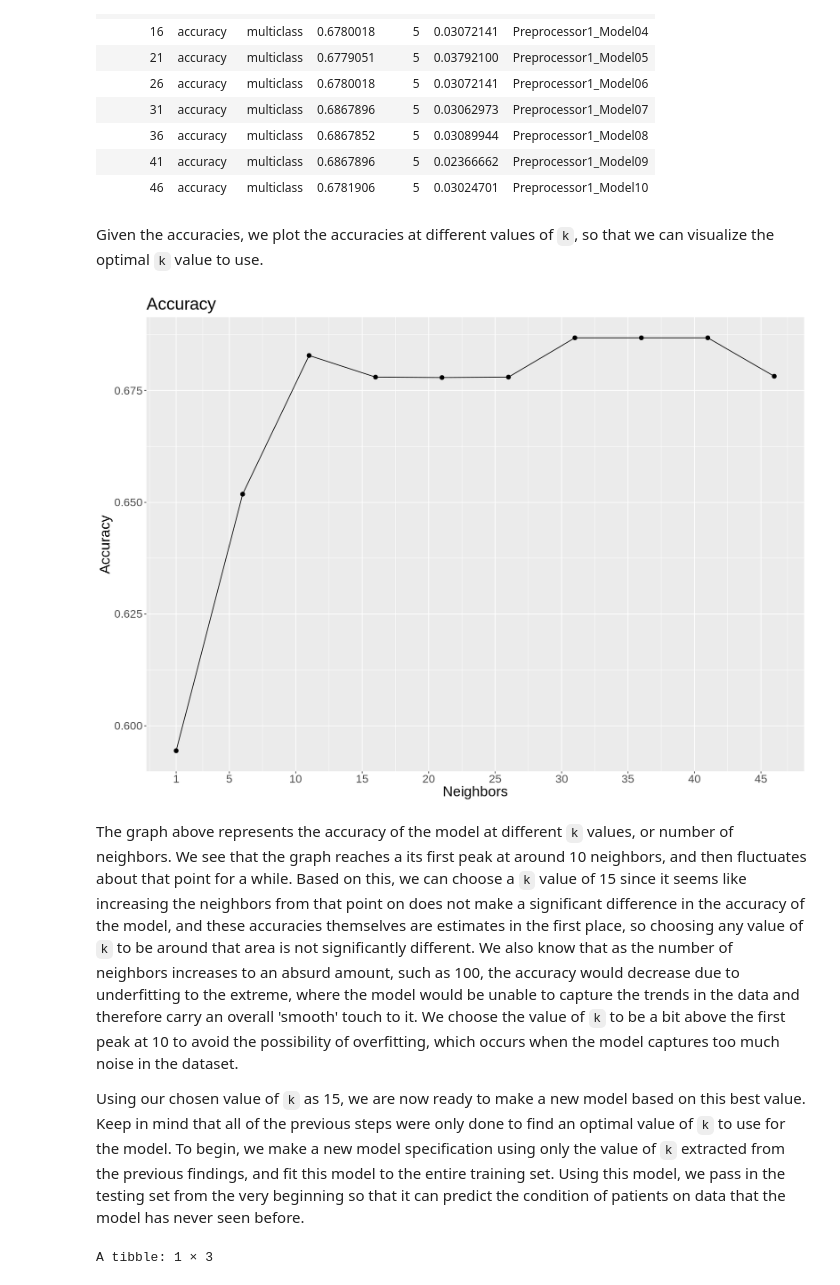
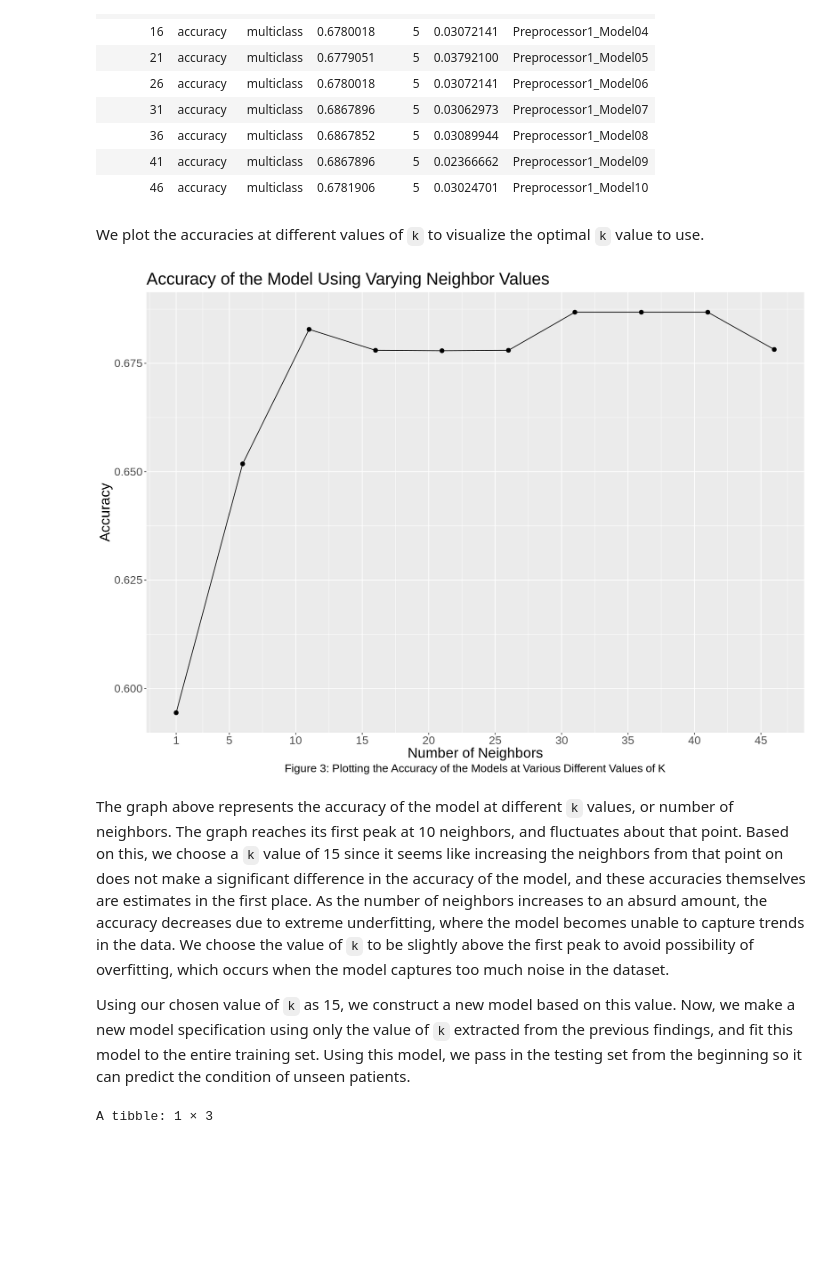
Before and after one commit to andyh031/dsci100-proj-group57, a Jupyter notebook: project.ipynb, the cells around one changed output. Drawn from its saved outputs; the diff is of its cells as text; code cells hidden in the pictures; blank space fills up the shorter version.

```diff
--- a/project.ipynb
+++ b/project.ipynb
@@ -304,26 +311,28 @@ A tibble: 10 × 7
 | 41 | accuracy | multiclass | 0.6867896 | 5 | 0.02366662 | Preprocessor1_Model09 |
 | 46 | accuracy | multiclass | 0.6781906 | 5 | 0.03024701 | Preprocessor1_Model10 |
 # %% [markdown]
-Given the accuracies, we plot the accuracies at different values of `k`, so that we can visualize the optimal `k` value to use.
+We plot the accuracies at different values of `k` to visualize the optimal `k` value to use.
 # %%
 options(repr.plot.width = 14, repr.plot.height = 10)
 
-# plot of the accuracies at different values of k
+# Plot of the accuracies at different values of k
 accuracy_plot <- accuracies |>
     ggplot(aes(x = neighbors, y = mean)) +
     geom_point(size = 2.5) +
     geom_line() +
-    labs(x = "Neighbors", y = "Accuracy", title = "Accuracy") +
+    labs(x = "Number of Neighbors", y = "Accuracy",
+         title = "Accuracy of the Model Using Varying Neighbor Values",
+         caption = "Figure 3: Plotting the Accuracy of the Models at Various Different Values of K") +
     scale_x_continuous(breaks = c(1, 5, 10, 15, 20, 25, 30, 35, 40, 45, 50)) +
-    theme(text = element_text(size = 20))
-
+    theme(text = element_text(size = 20),
+          plot.caption = element_text(hjust = 0.5))
 accuracy_plot
 # %% [output]
-[figure, old version]
+[figure, new version]
 # %% [markdown]
-The graph above represents the accuracy of the model at different `k` values, or number of neighbors. We see that the graph reaches a its first peak at around 10 neighbors, and then fluctuates about that point for a while. Based on this, we can choose a `k` value of 15 since it seems like increasing the neighbors from that point on does not make a significant difference in the accuracy of the model, and these accuracies themselves are estimates in the first place, so choosing any value of `k` to be around that area is not significantly different. We also know that as the number of neighbors increases to an absurd amount, such as 100, the accuracy would decrease due to underfitting to the extreme, where the model would be unable to capture the trends in the data and therefore carry an overall 'smooth' touch to it. We choose the value of `k` to be a bit above the first peak at 10 to avoid the possibility of overfitting, which occurs when the model captures too much noise in the dataset.
+The graph above represents the accuracy of the model at different `k` values, or number of neighbors. The graph reaches its first peak at 10 neighbors, and fluctuates about that point. Based on this, we choose a `k` value of 15 since it seems like increasing the neighbors from that point on does not make a significant difference in the accuracy of the model, and these accuracies themselves are estimates in the first place. As the number of neighbors increases to an absurd amount, the accuracy decreases due to extreme underfitting, where the model becomes unable to capture trends in the data. We choose the value of `k` to be slightly above the first peak to avoid possibility of overfitting, which occurs when the model captures too much noise in the dataset.
 
-Using our chosen value of `k` as 15, we are now ready to make a new model based on this best value. Keep in mind that all of the previous steps were only done to find an optimal value of `k` to use for the model. To begin, we make a new model specification using only the value of `k` extracted from the previous findings, and fit this model to the entire training set. Using this model, we pass in the testing set from the very beginning so that it can predict the condition of patients on data that the model has never seen before.
+Using our chosen value of `k` as 15, we construct a new model based on this value. Now, we make a new model specification using only the value of `k` extracted from the previous findings, and fit this model to the entire training set. Using this model, we pass in the testing set from the beginning so it can predict the condition of unseen patients.
 # %%
 # Using our analyzed best k value of 8 to retrain the model
 heart_optimized <- nearest_neighbor(weight_func = "rectangular", neighbors = 15) |>
```
Also changed, not shown: parts of 26 cells of this notebook.
